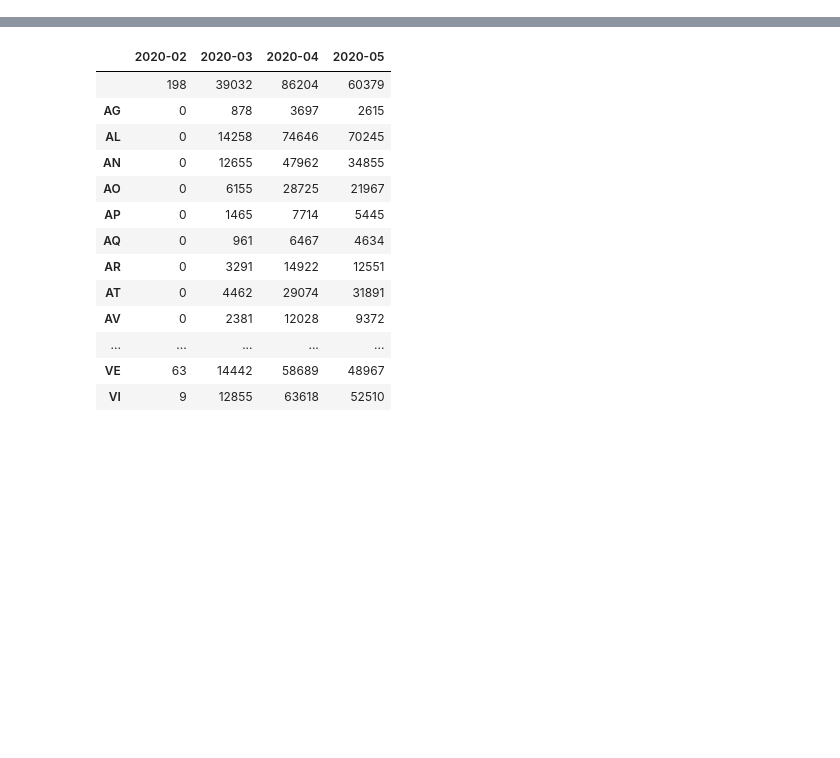
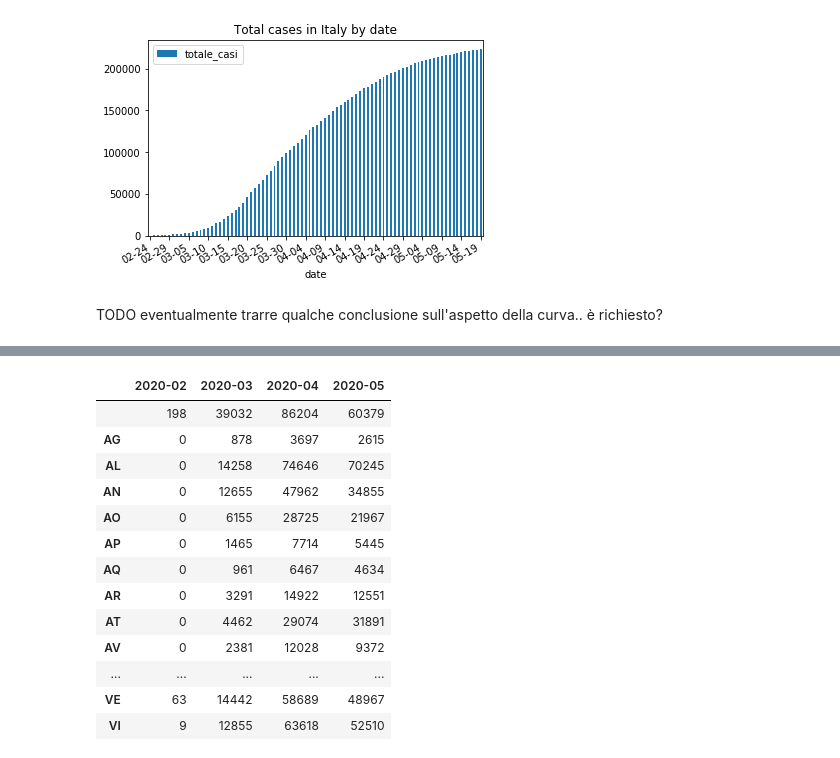
Before and after one commit to ClaudiaRaffaelli/COVID-19-analysis, a Jupyter notebook: covid-19_pandas_analysis.ipynb, the cells around one changed output, grey strips where cells are left out. Drawn from its saved outputs; the diff is of its cells as text; code cells hidden in the pictures; blank space fills up the shorter version.

```diff
--- a/covid-19_pandas_analysis.ipynb
+++ b/covid-19_pandas_analysis.ipynb
@@ -33,0 +74,12 @@ with open('./dati-json/dpc-covid19-ita-regioni.json') as f:
+# %%
+# loding into a DataFrame the provinces data as is
+province_data = pd.DataFrame(covid19_provinces_data)
+
+# performing the few modifications listed above
+refined_province_data = province_data[province_data.denominazione_provincia!= "In fase di definizione/aggiornamento"].drop(columns=["long", "lat", "note_it", "note_en", "codice_provincia", "codice_regione", "stato"])
+
+# for each date value is cropped the ending, leaving only the structure year-month-day.
+# E.g. from the original date '2020-02-24T18:00:00' the result is simply '2020-02-24'
+refined_province_data['data'] = refined_province_data['data'].map(lambda a: a[:10])
+
+refined_province_data.head()
@@ -33,0 +183,22 @@ with open('./dati-json/dpc-covid19-ita-regioni.json') as f:
+# %%
+# plotting a graph showing day by day the number of total cases in Italy
+
+# changing the dates for better readability
+# E.g. from the date '2020-05-17' the part involving the year is removed, leaving '05-17' as date
+total_cases_by_date.rename(index=lambda s: s[5:], inplace=True)
+
+ax = total_cases_by_date.plot(lw=2, title="Total cases in Italy by date", kind="bar")
+ax.set_xlabel("date")
+
+# sampling the dates on the ticks labels (printing a date label every 5 days)
+xticks = ax.xaxis.get_major_ticks()
+for i in range(len(xticks)):
+    if i % 5 != 0:
+        xticks[i].set_visible(False)
+
+# set font and rotation for date tick labels
+plt.gcf().autofmt_xdate()
+# %% [output]
+[figure, added]
+# %% [markdown]
+TODO eventualmente trarre qualche conclusione sull'aspetto della curva.. è richiesto?
```
Also changed, not shown: parts of 45 cells of this notebook.
